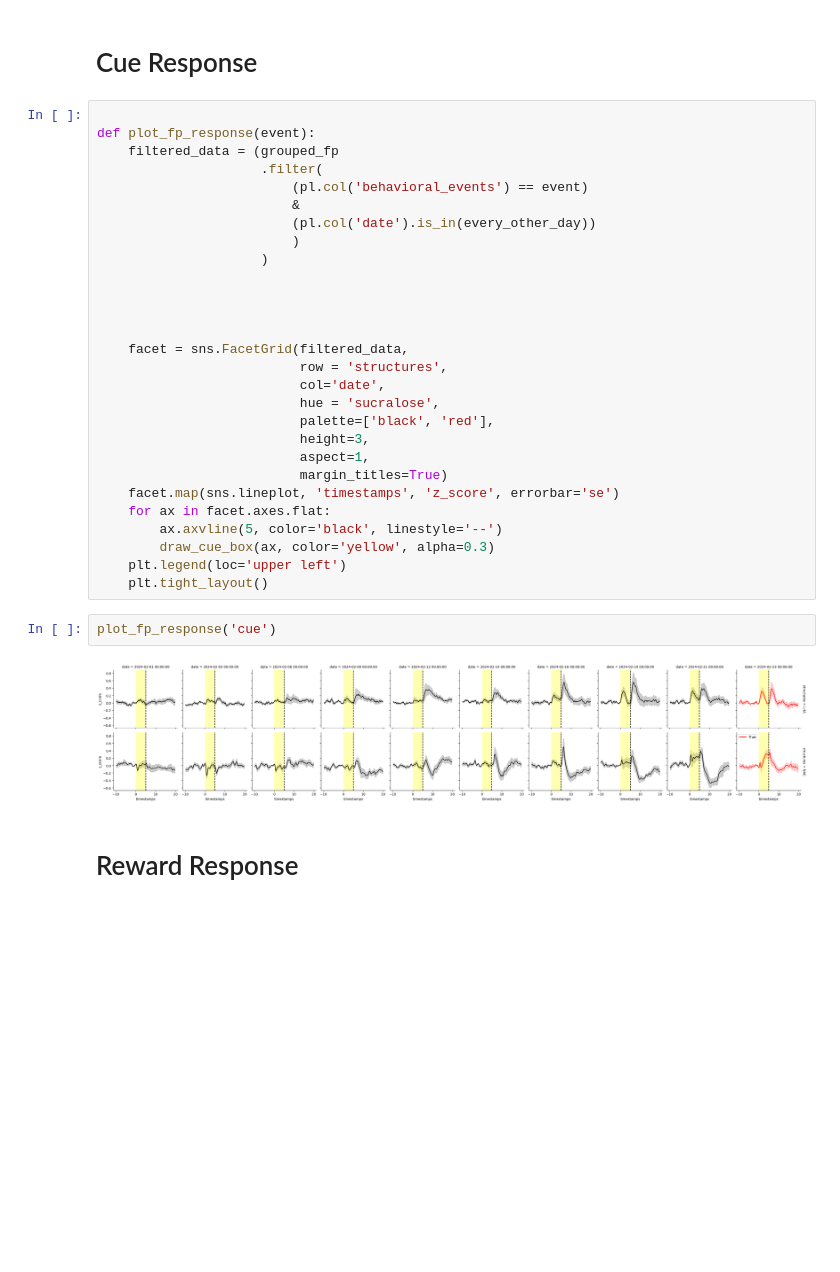
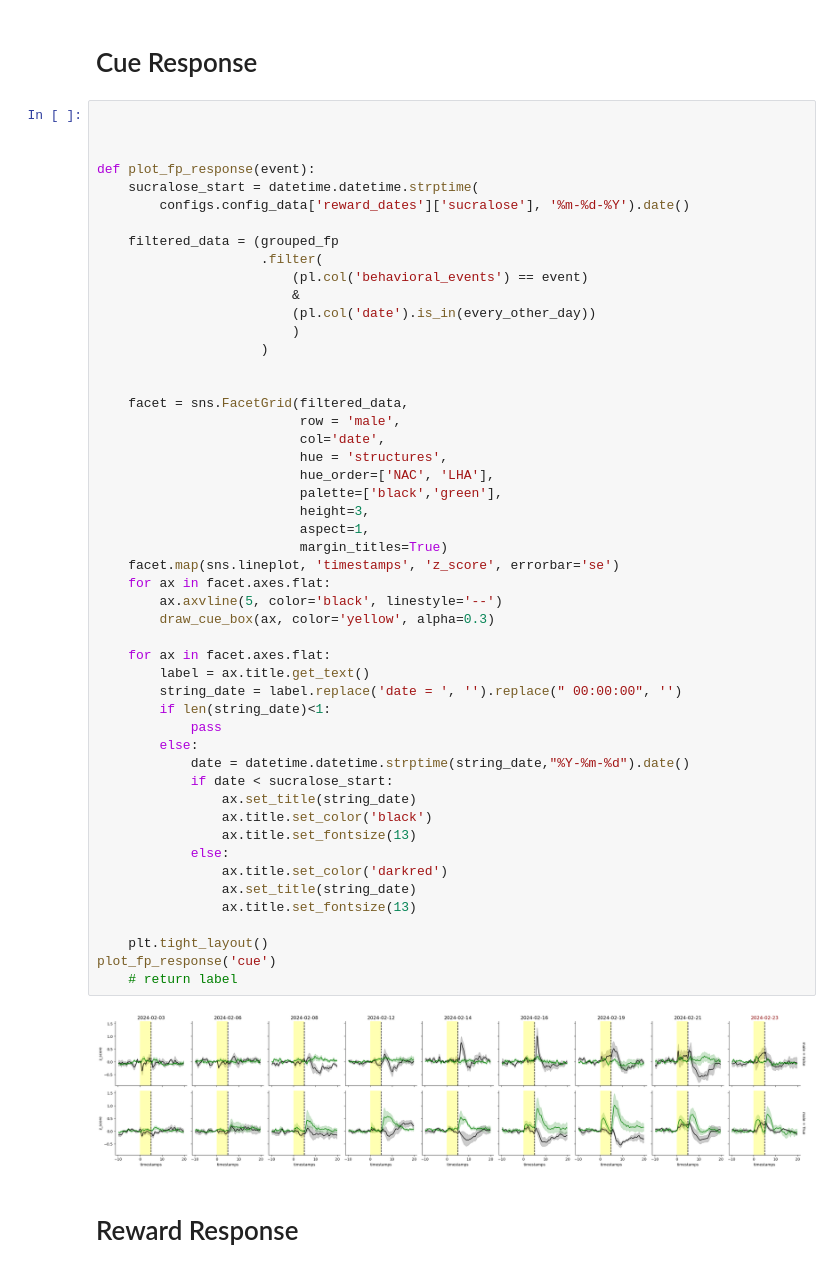
Before and after one commit to Mschaid/coral, a Jupyter notebook: notebooks/visualization.ipynb, the cells around one changed output. Drawn from its saved outputs; the diff is of its cells as text; blank space fills up the shorter version.

```diff
--- a/notebooks/visualization.ipynb
+++ b/notebooks/visualization.ipynb
@@ -213,36 +157,56 @@ shape: (227_556, 8)
 # Cue Response
 # %%
 
+
+
 def plot_fp_response(event):
+    sucralose_start = datetime.datetime.strptime(
+        configs.config_data['reward_dates']['sucralose'], '%m-%d-%Y').date()
+
     filtered_data = (grouped_fp
                      .filter(
                          (pl.col('behavioral_events') == event)
                          &
                          (pl.col('date').is_in(every_other_day))
                          )
                      )
 
 
-
-
     facet = sns.FacetGrid(filtered_data,
-                          row = 'structures',
+                          row = 'male',
                           col='date',
-                          hue = 'sucralose',
-                          palette=['black', 'red'],
+                          hue = 'structures',
+                          hue_order=['NAC', 'LHA'],
+                          palette=['black','green'],
                           height=3,
                           aspect=1,
                           margin_titles=True)
     facet.map(sns.lineplot, 'timestamps', 'z_score', errorbar='se')
     for ax in facet.axes.flat:
         ax.axvline(5, color='black', linestyle='--')
         draw_cue_box(ax, color='yellow', alpha=0.3)
-    plt.legend(loc='upper left')
+
+    for ax in facet.axes.flat:
+        label = ax.title.get_text()
+        string_date = label.replace('date = ', '').replace(" 00:00:00", '')
+        if len(string_date)<1:
+            pass
+        else:
+            date = datetime.datetime.strptime(string_date,"%Y-%m-%d").date()
+            if date < sucralose_start:
+                ax.set_title(string_date)
+                ax.title.set_color('black')
+                ax.title.set_fontsize(13)
+            else:
+                ax.title.set_color('darkred')
+                ax.set_title(string_date)
+                ax.title.set_fontsize(13)
+
     plt.tight_layout()
+plot_fp_response('cue')
+    # return label
+# %% [output]
+[figure, added]
-# %%
-plot_fp_response('cue')
-# %% [output]
-[figure, removed]
 # %% [markdown]
 # Reward Response
 # %%
```
Also changed, not shown: parts of 14 cells of this notebook.
